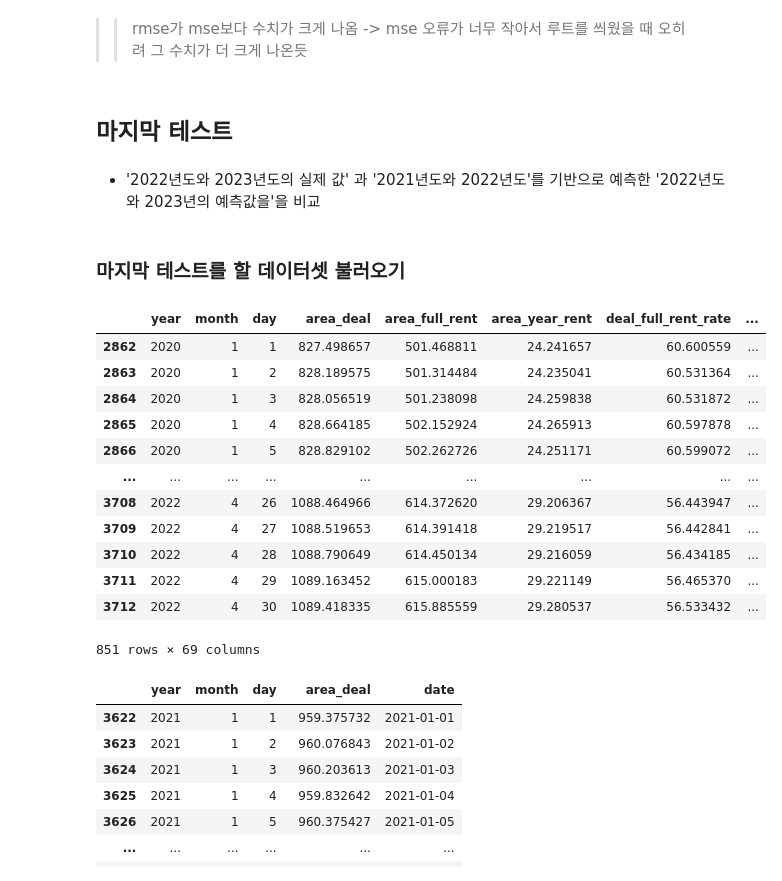
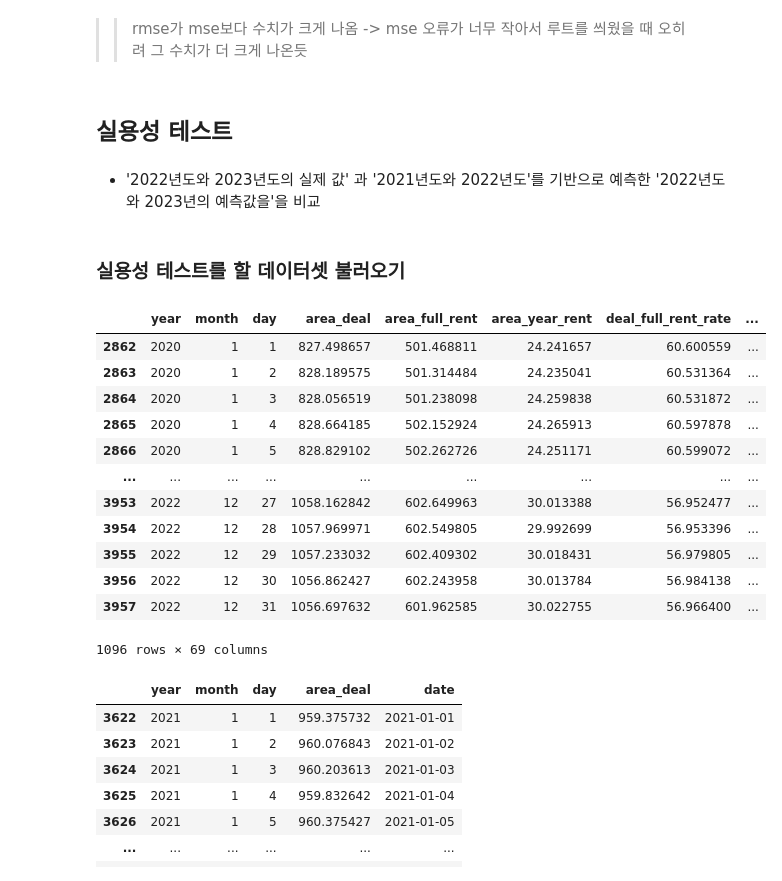
Before and after one commit to Ryong1998/house_price, a Jupyter notebook: EDA_file4.ipynb, the cells around one changed output. Drawn from its saved outputs; the diff is of its cells as text; code cells hidden in the pictures.

```diff
--- a/EDA_file4.ipynb
+++ b/EDA_file4.ipynb
@@ -2274,32 +2294,32 @@ Root Mean Squared Error: 0.8239300241628716
 # %% [markdown]
 >> rmse가 mse보다 수치가 크게 나옴 -> mse 오류가 너무 작아서 루트를 씌웠을 때 오히려 그 수치가 더 크게 나온듯
 # %% [markdown]
-## 마지막 테스트
+## 실용성 테스트
 # %% [markdown]
 - '2022년도와 2023년도의 실제 값' 과 '2021년도와 2022년도'를 기반으로 예측한 '2022년도와 2023년의 예측값을'을 비교
 # %% [markdown]
-### 마지막 테스트를 할 데이터셋 불러오기
+### 실용성 테스트를 할 데이터셋 불러오기
 # %%
 import pandas as pd
 df_final_pred_dataset = pd.read_pickle('/content/drive/MyDrive/house_price/after_data/ver_4/df_original_dataset_without_future.pkl')
-df_final_pred_dataset = df_final_pred_dataset.loc[~((df_final_pred_dataset['year']==2022)&(df_final_pred_dataset['month']>4)),:]
+# df_final_pred_dataset = df_final_pred_dataset.loc[~((df_final_pred_dataset['year']==2022)&(df_final_pred_dataset['month']>4)),:]
 df_final_pred_dataset = df_final_pred_dataset.loc[df_final_pred_dataset['year']>2019,:]
 df_final_pred_dataset['future_date'] = df_final_pred_dataset['date'] + pd.Timedelta(days=365)
 df_final_pred_dataset
 # %% [output]
 |  | year | month | day | area_deal | area_full_rent | area_year_rent | deal_full_rent_rate | ... |
 | 2862 | 2020 | 1 | 1 | 827.498657 | 501.468811 | 24.241657 | 60.600559 | ... |
 | 2863 | 2020 | 1 | 2 | 828.189575 | 501.314484 | 24.235041 | 60.531364 | ... |
 | 2864 | 2020 | 1 | 3 | 828.056519 | 501.238098 | 24.259838 | 60.531872 | ... |
 | 2865 | 2020 | 1 | 4 | 828.664185 | 502.152924 | 24.265913 | 60.597878 | ... |
 | 2866 | 2020 | 1 | 5 | 828.829102 | 502.262726 | 24.251171 | 60.599072 | ... |
 | ... | ... | ... | ... | ... | ... | ... | ... | ... |
-| 3708 | 2022 | 4 | 26 | 1088.464966 | 614.372620 | 29.206367 | 56.443947 | ... |
-| 3709 | 2022 | 4 | 27 | 1088.519653 | 614.391418 | 29.219517 | 56.442841 | ... |
-| 3710 | 2022 | 4 | 28 | 1088.790649 | 614.450134 | 29.216059 | 56.434185 | ... |
-| 3711 | 2022 | 4 | 29 | 1089.163452 | 615.000183 | 29.221149 | 56.465370 | ... |
-| 3712 | 2022 | 4 | 30 | 1089.418335 | 615.885559 | 29.280537 | 56.533432 | ... |
+| 3953 | 2022 | 12 | 27 | 1058.162842 | 602.649963 | 30.013388 | 56.952477 | ... |
+| 3954 | 2022 | 12 | 28 | 1057.969971 | 602.549805 | 29.992699 | 56.953396 | ... |
+| 3955 | 2022 | 12 | 29 | 1057.233032 | 602.409302 | 30.018431 | 56.979805 | ... |
+| 3956 | 2022 | 12 | 30 | 1056.862427 | 602.243958 | 30.013784 | 56.984138 | ... |
+| 3957 | 2022 | 12 | 31 | 1056.697632 | 601.962585 | 30.022755 | 56.966400 | ... |
-851 rows × 69 columns
+1096 rows × 69 columns
 # %%
 # 일자별 실제 평당 가격을 알기 위해서 사용(2023년도 포함)
 df_area_micro = pd.read_pickle('/content/drive/MyDrive/house_price/after_data/ver_4/df_area_micro.pkl')
```
Also changed, not shown: parts of 38 cells of this notebook.
